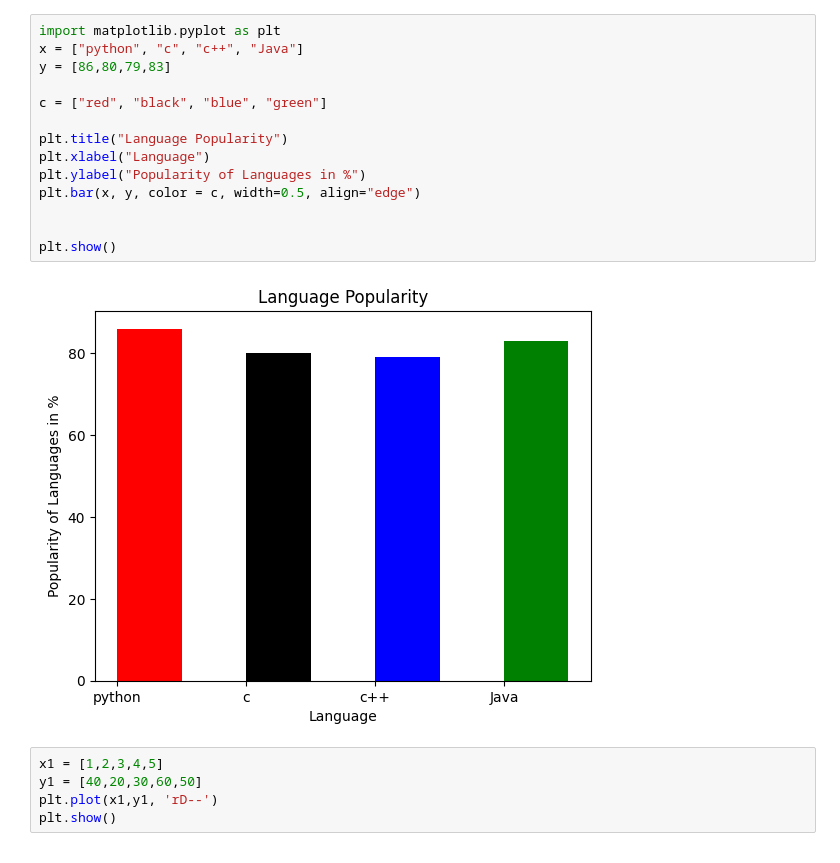
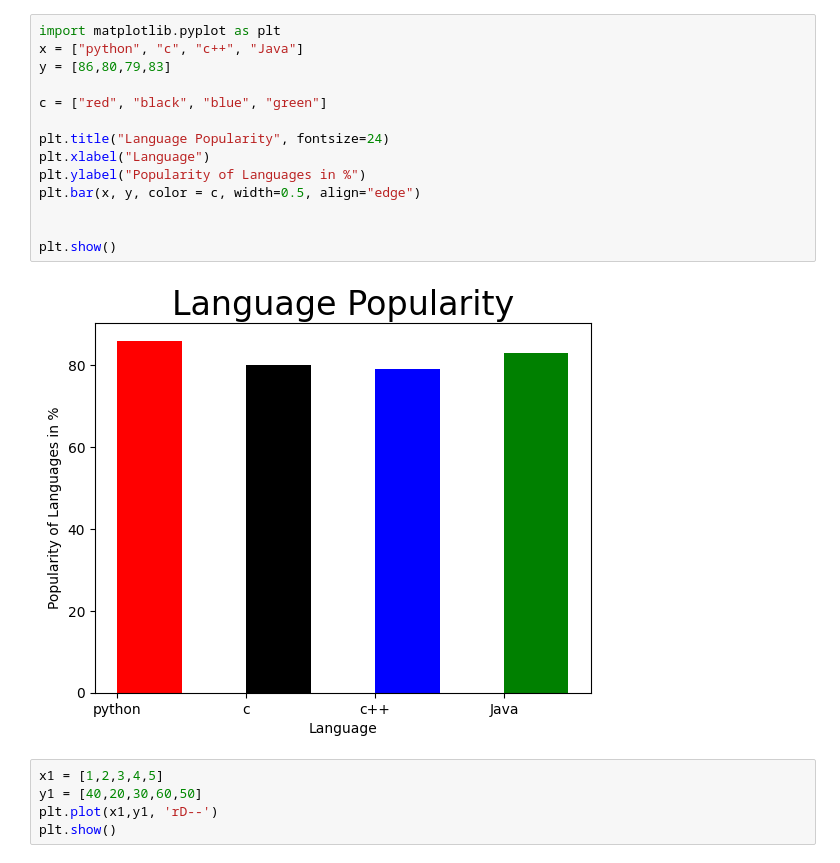
Before and after one commit to raaakibul/Matplotlib, a Jupyter notebook: Bar-plot.ipynb, the cells around one changed output. Drawn from its saved outputs; the diff is of its cells as text.

```diff
--- a/Bar-plot.ipynb
+++ b/Bar-plot.ipynb
@@ -1,19 +1,19 @@
 # %%
 import matplotlib.pyplot as plt
 x = ["python", "c", "c++", "Java"]
 y = [86,80,79,83]
 
 c = ["red", "black", "blue", "green"]
 
-plt.title("Language Popularity")
+plt.title("Language Popularity", fontsize=24)
 plt.xlabel("Language")
 plt.ylabel("Popularity of Languages in %")
 plt.bar(x, y, color = c, width=0.5, align="edge")
 
 
 plt.show()
 # %% [output]
-[figure, old version]
+[figure, new version]
 # %%
 x1 = [1,2,3,4,5]
 y1 = [40,20,30,60,50]
```
